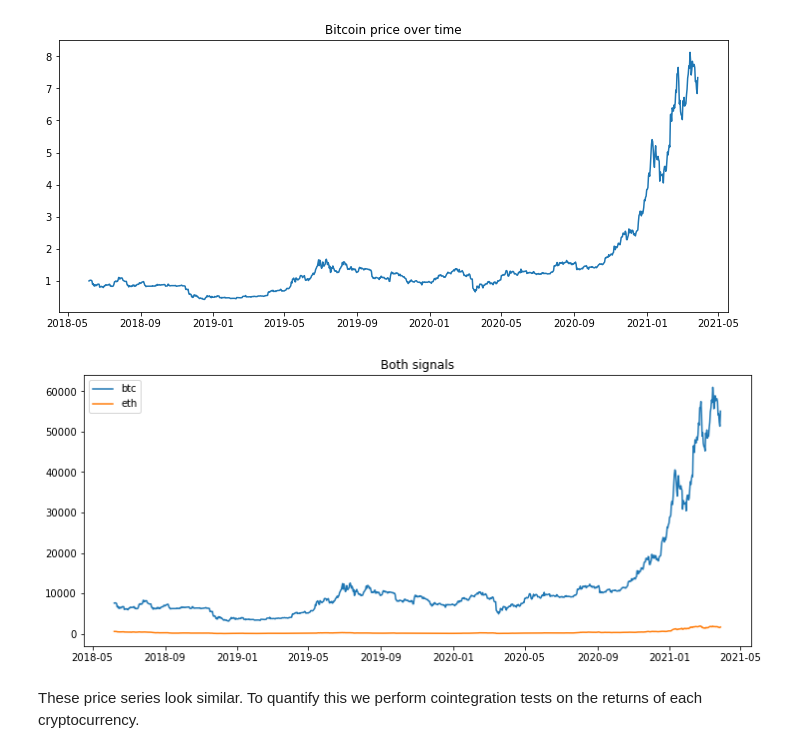
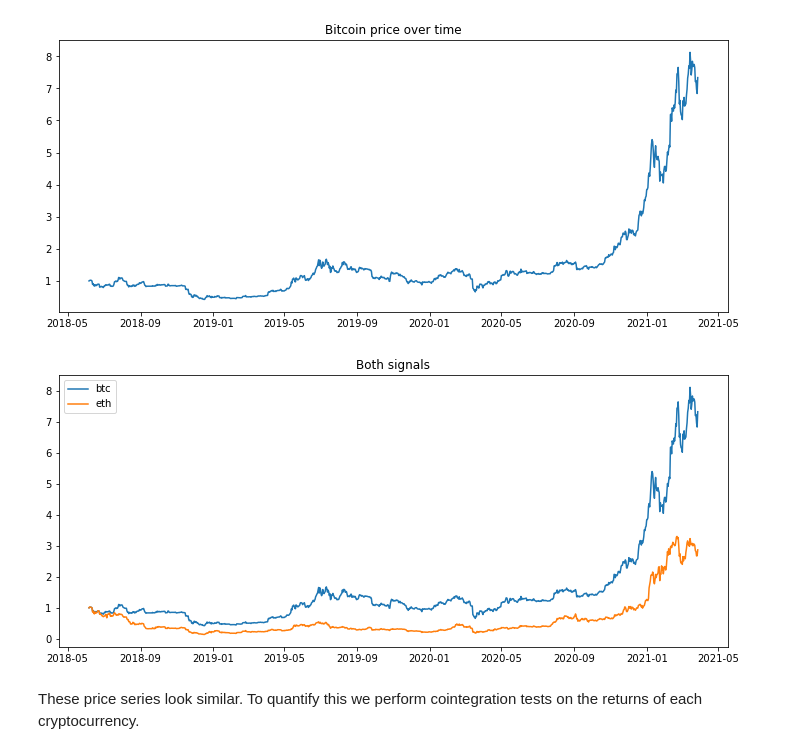
Before and after one commit to ElliotW1999/Madoff-International-LLC, a Jupyter notebook: Data/goldrush.ipynb, the cells around one changed output. Drawn from its saved outputs; the diff is of its cells as text; code cells hidden in the pictures.

```diff
--- a/Data/goldrush.ipynb
+++ b/Data/goldrush.ipynb
@@ -138,12 +138,12 @@ plt.plot(btcdf['Scaled'])
 # %%
 plt.figure(figsize=(12,5))
 plt.title('Both signals')
-plt.plot(btcdf['24h Open (USD)'], label="btc")
-plt.plot(ethdf['24h Open (USD)'], label="eth")
+plt.plot(btcdf['Scaled'], label="btc")
+plt.plot(ethdf['Scaled'], label="eth")
 plt.legend(loc="upper left")
 plt.show()
 # %% [output]
-[figure, old version]
+[figure, new version]
 # %% [markdown]
 These price series look similar. To quantify this we perform cointegration tests on the returns of each cryptocurrency.
 # %%
```
Also changed, not shown: parts of 8 cells of this notebook.
